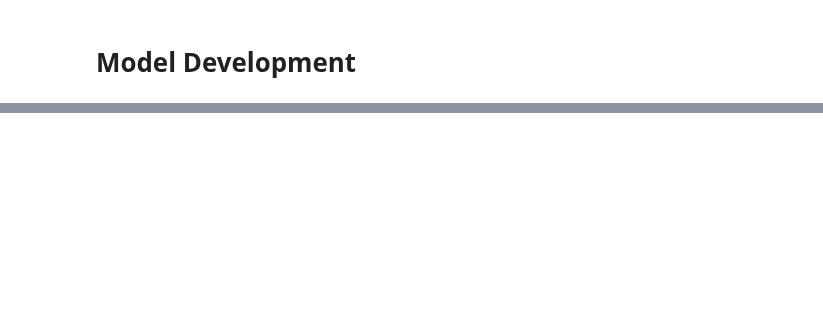
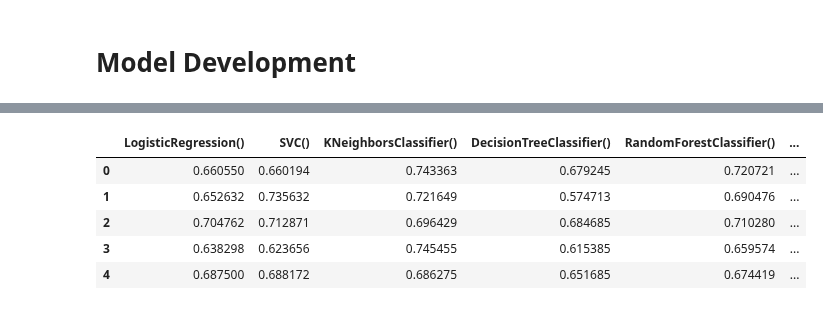
Before and after one commit to mdushetwar/Blood-Donation-Prediction, a Jupyter notebook: BloodDonationPred.ipynb, the cells around one changed output, grey strips where cells are left out. Drawn from its saved outputs; the diff is of its cells as text; code cells hidden in the pictures; blank space fills up the shorter version.

```diff
--- a/BloodDonationPred.ipynb
+++ b/BloodDonationPred.ipynb
@@ -595,0 +626,9 @@ test_preprocessed = preprocessor.fit_transform(donors_test_data)
+# %%
+scoring_grid
+# %% [output]
+|  | LogisticRegression() | SVC() | KNeighborsClassifier() | DecisionTreeClassifier() | RandomForestClassifier() | ... |
+| 0 | 0.660550 | 0.660194 | 0.743363 | 0.679245 | 0.720721 | ... |
+| 1 | 0.652632 | 0.735632 | 0.721649 | 0.574713 | 0.690476 | ... |
+| 2 | 0.704762 | 0.712871 | 0.696429 | 0.684685 | 0.710280 | ... |
+| 3 | 0.638298 | 0.623656 | 0.745455 | 0.615385 | 0.659574 | ... |
+| 4 | 0.687500 | 0.688172 | 0.686275 | 0.651685 | 0.674419 | ... |
```
Also changed, not shown: parts of 31 cells of this notebook.
